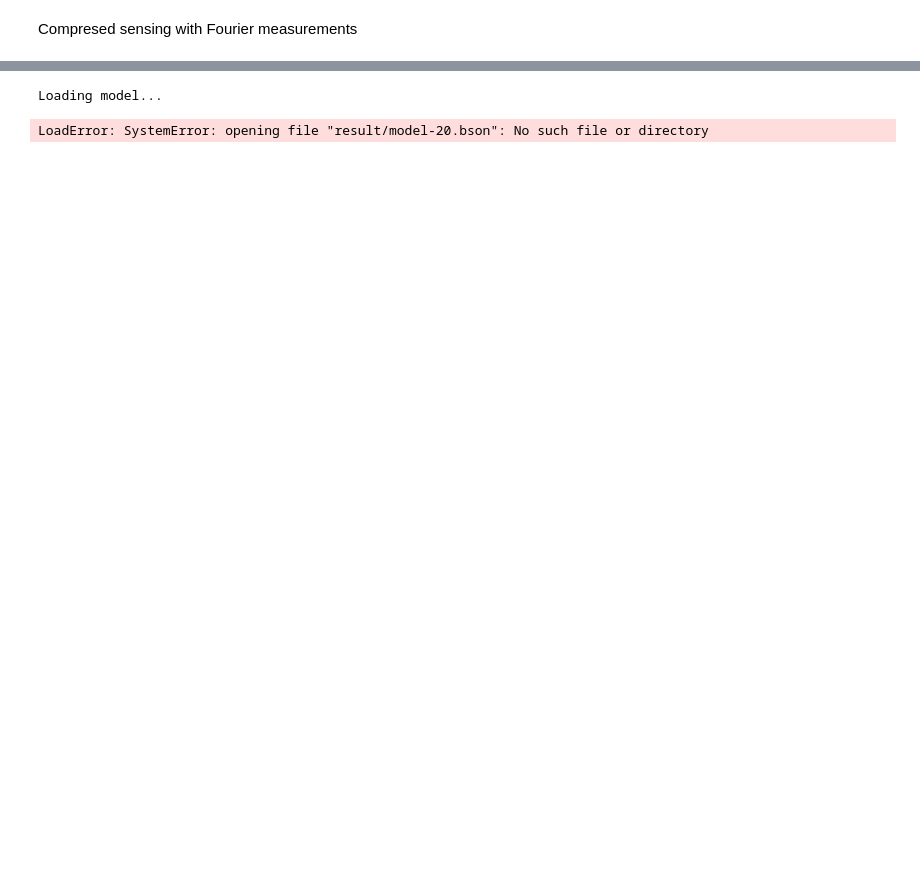
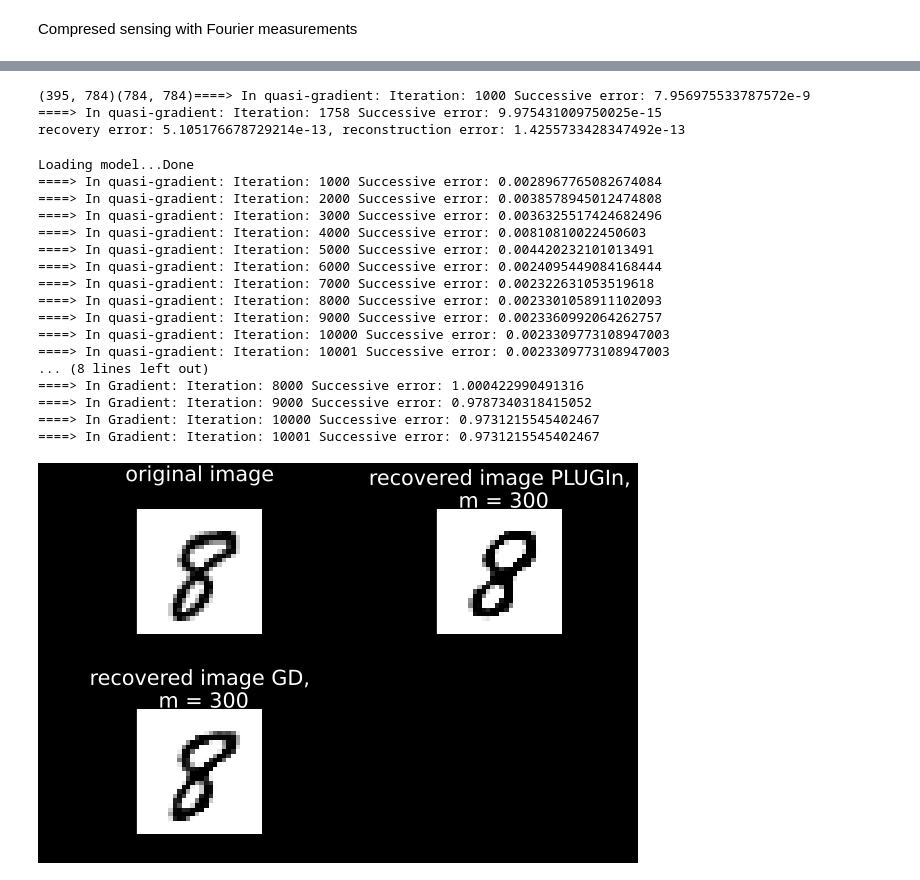
Before and after one commit to babhrujoshi/PLUGIn_Julia, a Jupyter notebook: PLUGIn_CS.ipynb, the cells around one changed output, grey strips where cells are left out. Drawn from its saved outputs; the diff is of its cells as text; code cells hidden in the pictures; blank space fills up the shorter version.

```diff
--- a/PLUGIn_CS.ipynb
+++ b/PLUGIn_CS.ipynb
@@ -33,9 +35,9 @@ function PLUGIn_CS(G, y, A, max_iter, stepsize, tolerance, out_toggle)
     while iter <= max_iter && succ_error > tolerance
 
       # d gives the PLUGIn direction
-      d = W'*A'*(A * G(z) - y)
+      d = W'*A'*(A * G(real(z)) - y)
       z -= stepsize * d
-      succ_error = norm(stepsize * d)
+      succ_error = norm(real(stepsize * d))
       if iter % out_toggle == 0
           println("====> In quasi-gradient: Iteration: $iter Successive error: $succ_error")
       end
@@ -162,3 +101,42 @@ julia> findnz(x)
+# %%
+#setup a synthetic problem
+G = Chain(
+    Dense(20, 500, relu, bias = false; initW =(out,in) ->  randn(500, 20)/sqrt(500)),
+    Dense(500, 500, relu, bias = false; initW =(out,in) -> randn(500, 500)/sqrt(500)),
+    Dense(500, 784, relu, bias = false; initW =(out,in) -> randn(784, 500)/sqrt(784))
+)
+
+x_dim = 784
+z = randn(20)
+sampling = rand(Bernoulli(.5), x_dim)
+sampling = convert.(Int, sampling)
+m = sum(sampling)
+F = fft(Diagonal(sampling), 2)
+
+
+nnzindex = []
+for i in 1:length(sampling)
+    if sampling[i] != 0
+        push!(nnzindex, i)
+    end
+end
+F_sub = F[nnzindex,:]/sqrt(m)
+print(size(F_sub), size(F))
+y = F_sub*G(z) + 1e-14 * randn(m)
+
+stepsize = 2
+tolerance = 1e-14
+max_iter = 10000
+out_toggle = 1000
+
+z_rec = PLUGIn_CS(G,y,F_sub, max_iter, stepsize, tolerance, out_toggle)
+recov_error = norm(z - real(z_rec))
+recon_error = norm(G(z) - G(real(z_rec)))
+println("recovery error: $recov_error, reconstruction error: $recon_error")
+# %% [output]
+(395, 784)(784, 784)====> In quasi-gradient: Iteration: 1000 Successive error: 7.956975533787572e-9
+====> In quasi-gradient: Iteration: 1758 Successive error: 9.975431009750025e-15
+recovery error: 5.105176678729214e-13, reconstruction error: 1.4255733428347492e-13
 # %%
 # experiments with MNIST dataset
 function load_model(load_dir::String, epoch::Int)
@@ -177,7 +155,7 @@ end
 
 epoch_to_load = 20
 # Load the model and test set loader
-encoder_mu, encoder_logvar, decoder = load_model("result", epoch_to_load)
+encoder_mu, encoder_logvar, decoder = load_model("result/MNIST", epoch_to_load)
 
 # pick a image in MNIST to denoise
 num = 8
@@ -190,32 +168,48 @@ i = 1
 while y_batch[i] != num
     i += 1
 end
 
 x = x_batch[:,i]
 noise_level = .1
 
 m = 300; A = randn(m, 784)/sqrt(m)
 
 y = A*x + noise_level * randn(m)
 
 stepsize = 1
 tolerance = 1e-7
 max_iter = 10000
 out_toggle = 1000
 z_rec_PLUGIn = PLUGIn_CS(decoder, y, A, max_iter, stepsize, tolerance, out_toggle)
 error = norm(x - decoder(z_rec_PLUGIn))
 println("reconstruction error: $error")
 
 z_rec_GD = GD_CS(decoder, y, A, max_iter, stepsize, tolerance, out_toggle)
 
 recovered_image_PLUGIn = colorview(Gray, reshape(decoder(z_rec_PLUGIn), 28,28)' )
 recovered_image_GD = colorview(Gray, reshape(decoder(z_rec_GD), 28,28)' )
 
 true_image = colorview(Gray, reshape(x, 28,28)' );
 p1 = plot(true_image, framestyle = :none, bg =:black, title = "original image")
 p2 = plot(recovered_image_PLUGIn, framestyle = :none, bg =:black, title = "recovered image PLUGIn,\n m = $m")
 p3 = plot(recovered_image_GD, framestyle = :none, bg =:black, title = "recovered image GD,\n m = $m")
 plot(p1, p2, p3, layout = 3)
 # %% [output]
-Loading model...
+Loading model...Done
+====> In quasi-gradient: Iteration: 1000 Successive error: 0.0028967765082674084
+====> In quasi-gradient: Iteration: 2000 Successive error: 0.0038578945012474808
+====> In quasi-gradient: Iteration: 3000 Successive error: 0.0036325517424682496
+====> In quasi-gradient: Iteration: 4000 Successive error: 0.00810810022450603
+====> In quasi-gradient: Iteration: 5000 Successive error: 0.004420232101013491
+====> In quasi-gradient: Iteration: 6000 Successive error: 0.0024095449084168444
+====> In quasi-gradient: Iteration: 7000 Successive error: 0.002322631053519618
+====> In quasi-gradient: Iteration: 8000 Successive error: 0.0023301058911102093
+====> In quasi-gradient: Iteration: 9000 Successive error: 0.0023360992064262757
+====> In quasi-gradient: Iteration: 10000 Successive error: 0.0023309773108947003
+====> In quasi-gradient: Iteration: 10001 Successive error: 0.0023309773108947003
+... (8 lines left out)
+====> In Gradient: Iteration: 8000 Successive error: 1.000422990491316
+====> In Gradient: Iteration: 9000 Successive error: 0.9787340318415052
+====> In Gradient: Iteration: 10000 Successive error: 0.9731215545402467
+====> In Gradient: Iteration: 10001 Successive error: 0.9731215545402467
-LoadError: SystemError: opening file "result/model-20.bson": No such file or directory
+[figure, added]
```
Also changed, not shown: parts of 6 cells of this notebook, 1 other file.
